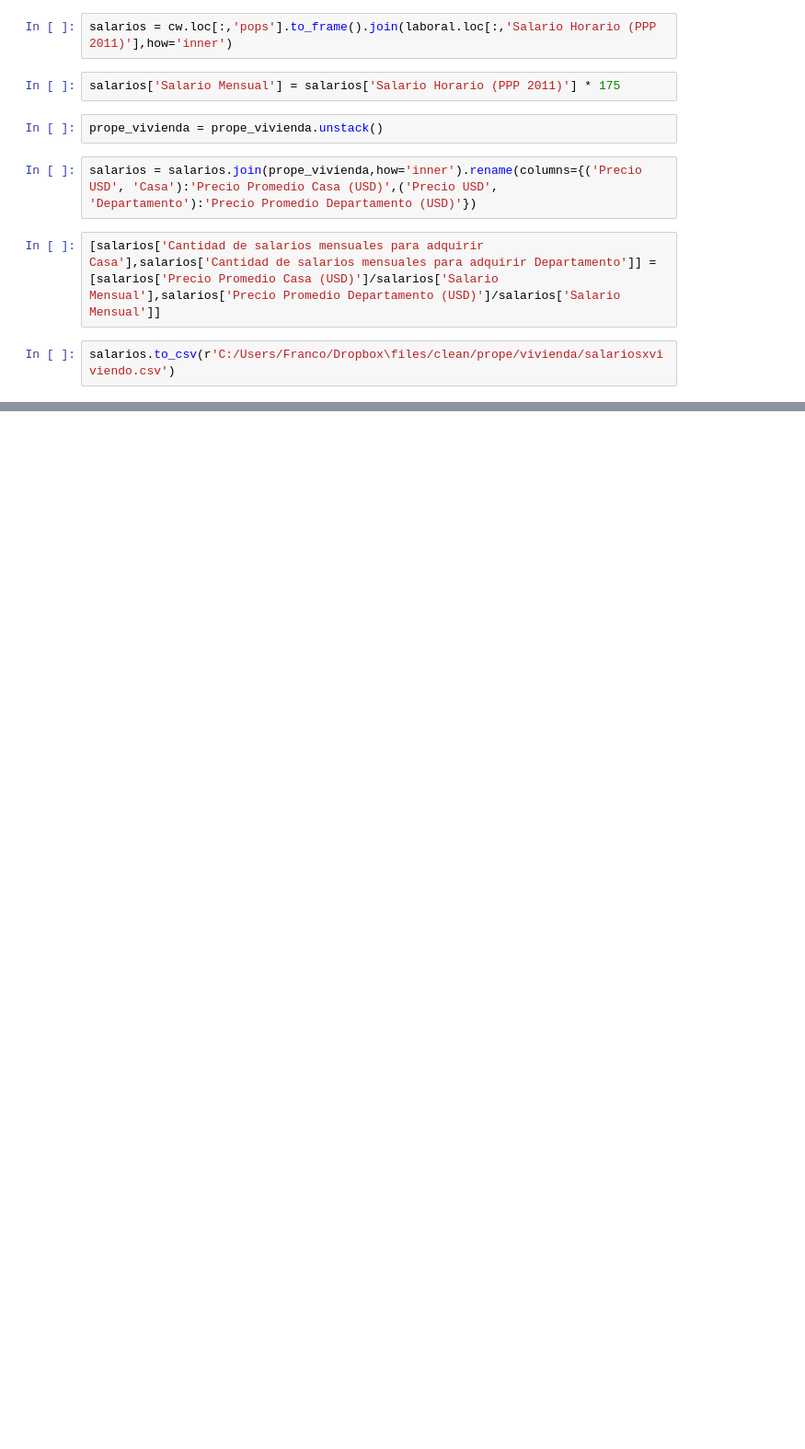
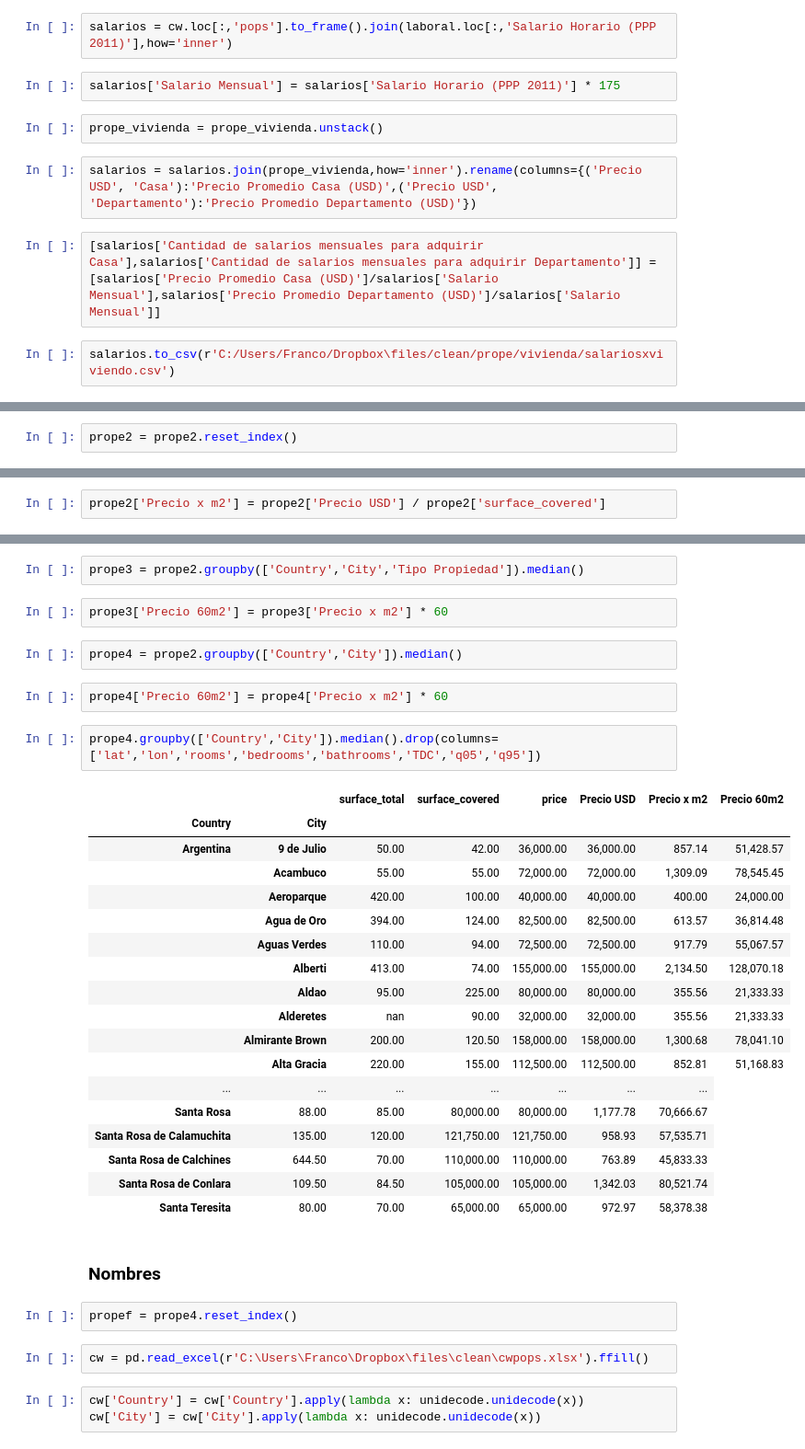
Before and after one commit to colagiovannifranco/caf, a Jupyter notebook: properati_vivienda.ipynb, the cells around one changed output, grey strips where cells are left out. Shown: that part at 92% size. Saved outputs shown, nothing was run; the diff lists cells and outputs as text; blank space fills up the shorter version.

```diff
--- a/properati_vivienda.ipynb
+++ b/properati_vivienda.ipynb
@@ -171,0 +284,2 @@ salarios.to_csv(r'C:/Users/Franco/Dropbox\files/clean/prope/vivienda/salariosxvi
+# %%
+prope2 = prope2.reset_index()
@@ -171,0 +318,2 @@ salarios.to_csv(r'C:/Users/Franco/Dropbox\files/clean/prope/vivienda/salariosxvi
+# %%
+prope2['Precio x m2'] = prope2['Precio USD'] / prope2['surface_covered']
@@ -171,0 +336,38 @@ salarios.to_csv(r'C:/Users/Franco/Dropbox\files/clean/prope/vivienda/salariosxvi
+# %%
+prope3 = prope2.groupby(['Country','City','Tipo Propiedad']).median()
+# %%
+prope3['Precio 60m2'] = prope3['Precio x m2'] * 60
+# %%
+prope4 = prope2.groupby(['Country','City']).median()
+# %%
+prope4['Precio 60m2'] = prope4['Precio x m2'] * 60
+# %%
+prope4.groupby(['Country','City']).median().drop(columns=['lat','lon','rooms','bedrooms','bathrooms','TDC','q05','q95'])
+# %% [output]
+|  |  | surface_total | surface_covered | price | Precio USD | Precio x m2 | Precio 60m2 |
+| Country | City |  |  |  |  |  |  |
+| Argentina | 9 de Julio | 50.00 | 42.00 | 36,000.00 | 36,000.00 | 857.14 | 51,428.57 |
+|  | Acambuco | 55.00 | 55.00 | 72,000.00 | 72,000.00 | 1,309.09 | 78,545.45 |
+|  | Aeroparque | 420.00 | 100.00 | 40,000.00 | 40,000.00 | 400.00 | 24,000.00 |
+|  | Agua de Oro | 394.00 | 124.00 | 82,500.00 | 82,500.00 | 613.57 | 36,814.48 |
+|  | Aguas Verdes | 110.00 | 94.00 | 72,500.00 | 72,500.00 | 917.79 | 55,067.57 |
+|  | Alberti | 413.00 | 74.00 | 155,000.00 | 155,000.00 | 2,134.50 | 128,070.18 |
+|  | Aldao | 95.00 | 225.00 | 80,000.00 | 80,000.00 | 355.56 | 21,333.33 |
+|  | Alderetes | nan | 90.00 | 32,000.00 | 32,000.00 | 355.56 | 21,333.33 |
+|  | Almirante Brown | 200.00 | 120.50 | 158,000.00 | 158,000.00 | 1,300.68 | 78,041.10 |
+|  | Alta Gracia | 220.00 | 155.00 | 112,500.00 | 112,500.00 | 852.81 | 51,168.83 |
+| ... | ... | ... | ... | ... | ... | ... |
+| Santa Rosa | 88.00 | 85.00 | 80,000.00 | 80,000.00 | 1,177.78 | 70,666.67 |
+| Santa Rosa de Calamuchita | 135.00 | 120.00 | 121,750.00 | 121,750.00 | 958.93 | 57,535.71 |
+| Santa Rosa de Calchines | 644.50 | 70.00 | 110,000.00 | 110,000.00 | 763.89 | 45,833.33 |
+| Santa Rosa de Conlara | 109.50 | 84.50 | 105,000.00 | 105,000.00 | 1,342.03 | 80,521.74 |
+| Santa Teresita | 80.00 | 70.00 | 65,000.00 | 65,000.00 | 972.97 | 58,378.38 |
+# %% [markdown]
+### Nombres
+# %%
+propef = prope4.reset_index()
+# %%
+cw = pd.read_excel(r'C:\Users\Franco\Dropbox\files\clean\cwpops.xlsx').ffill()
+# %%
+cw['Country'] = cw['Country'].apply(lambda x: unidecode.unidecode(x))
+cw['City'] = cw['City'].apply(lambda x: unidecode.unidecode(x))
```
Also changed, not shown: parts of 56 cells of this notebook, 13 other files.
